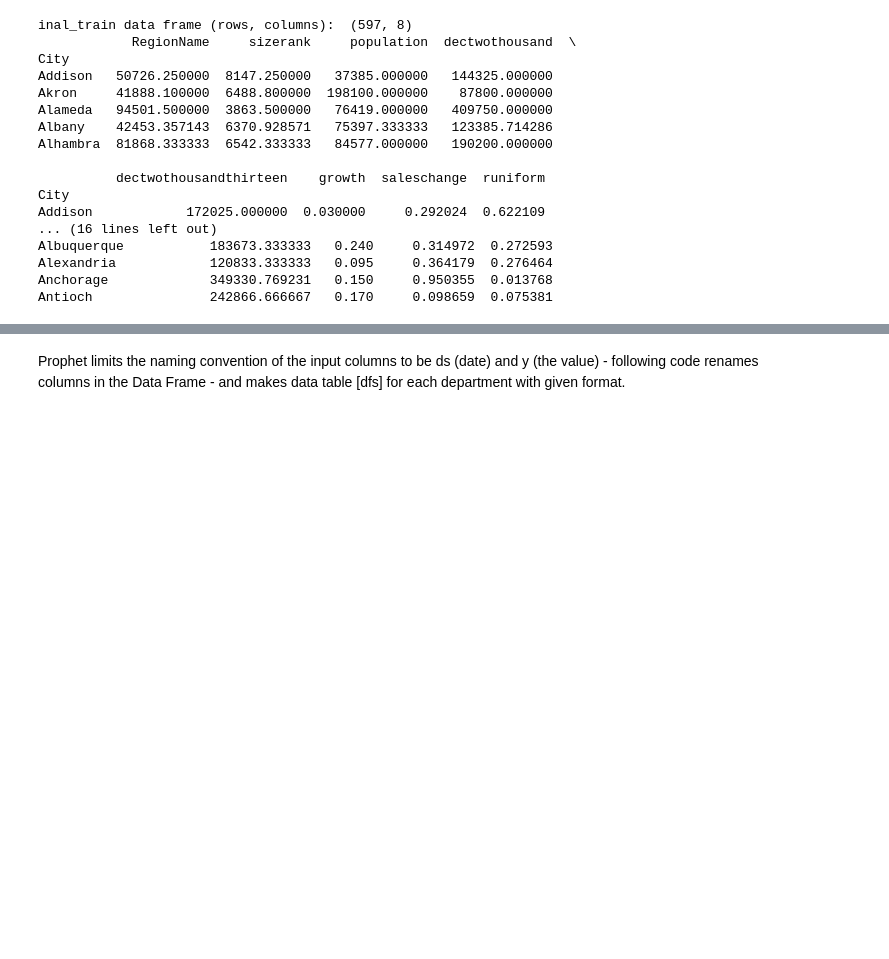
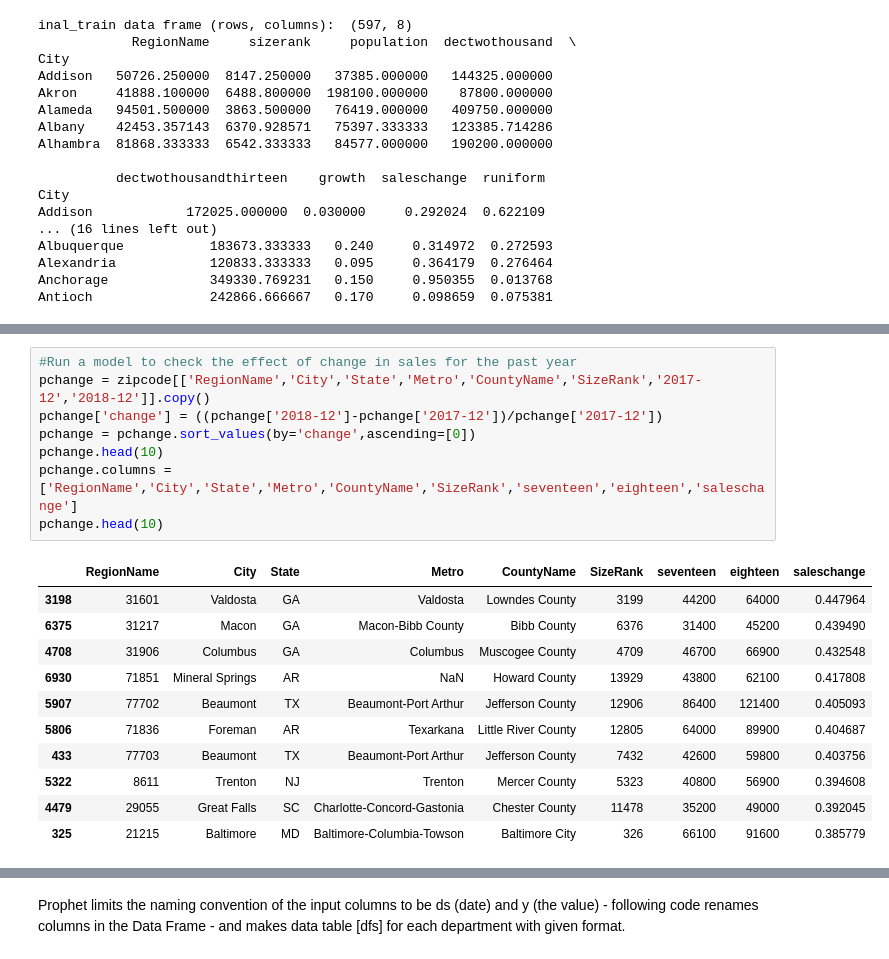
Before and after one commit to jaymahapatra/IST-718-Lab-6, a Jupyter notebook: Lab 6.ipynb, the cells around one changed output, grey strips where cells are left out. Saved outputs shown, nothing was run; the diff lists cells and outputs as text; blank space fills up the shorter version.

```diff
--- a/Lab 6.ipynb
+++ b/Lab 6.ipynb
@@ -350,3 +362,23 @@ Try using .loc[row_indexer,col_indexer] = value instead
 
 See the caveats in the documentation: http://pandas.pydata.org/pandas-docs/stable/indexing.html#indexing-view-versus-copy
   # This is added back by InteractiveShellApp.init_path()
+# %%
+#Run a model to check the effect of change in sales for the past year
+pchange = zipcode[['RegionName','City','State','Metro','CountyName','SizeRank','2017-12','2018-12']].copy()
+pchange['change'] = ((pchange['2018-12']-pchange['2017-12'])/pchange['2017-12'])
+pchange = pchange.sort_values(by='change',ascending=[0])
+pchange.head(10)
+pchange.columns = ['RegionName','City','State','Metro','CountyName','SizeRank','seventeen','eighteen','saleschange']
+pchange.head(10)
+# %% [output]
+|  | RegionName | City | State | Metro | CountyName | SizeRank | seventeen | eighteen | saleschange |
+| 3198 | 31601 | Valdosta | GA | Valdosta | Lowndes County | 3199 | 44200 | 64000 | 0.447964 |
+| 6375 | 31217 | Macon | GA | Macon-Bibb County | Bibb County | 6376 | 31400 | 45200 | 0.439490 |
+| 4708 | 31906 | Columbus | GA | Columbus | Muscogee County | 4709 | 46700 | 66900 | 0.432548 |
+| 6930 | 71851 | Mineral Springs | AR | NaN | Howard County | 13929 | 43800 | 62100 | 0.417808 |
+| 5907 | 77702 | Beaumont | TX | Beaumont-Port Arthur | Jefferson County | 12906 | 86400 | 121400 | 0.405093 |
+| 5806 | 71836 | Foreman | AR | Texarkana | Little River County | 12805 | 64000 | 89900 | 0.404687 |
+| 433 | 77703 | Beaumont | TX | Beaumont-Port Arthur | Jefferson County | 7432 | 42600 | 59800 | 0.403756 |
+| 5322 | 8611 | Trenton | NJ | Trenton | Mercer County | 5323 | 40800 | 56900 | 0.394608 |
+| 4479 | 29055 | Great Falls | SC | Charlotte-Concord-Gastonia | Chester County | 11478 | 35200 | 49000 | 0.392045 |
+| 325 | 21215 | Baltimore | MD | Baltimore-Columbia-Towson | Baltimore City | 326 | 66100 | 91600 | 0.385779 |
```
Also changed, not shown: parts of 8 cells of this notebook.
